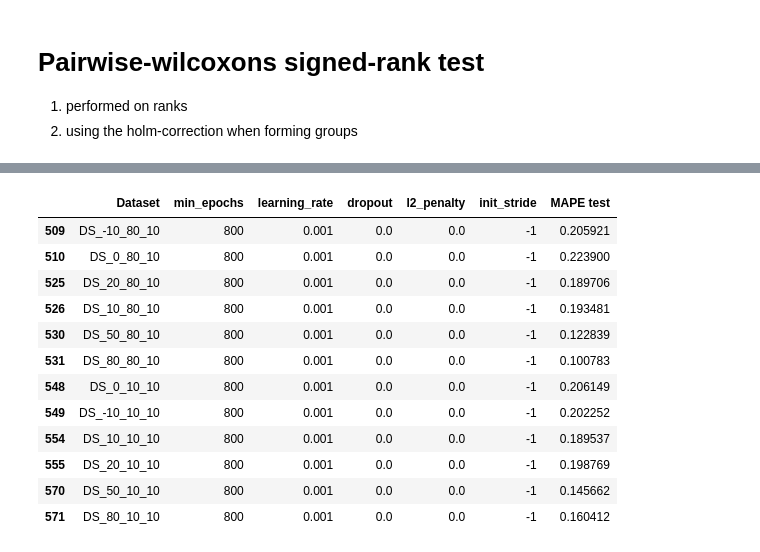
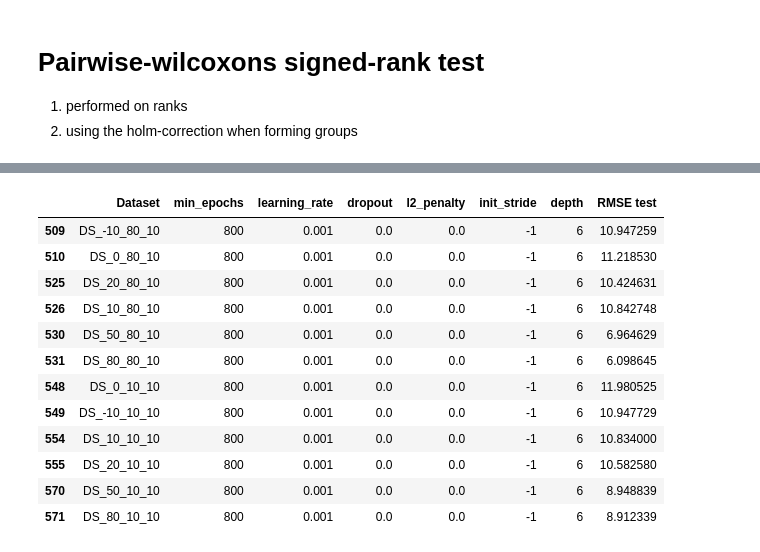
Before and after one commit to Whitesheep18/retinal-ecap-detection, a Jupyter notebook: results/tuning_results.ipynb, the cells around one changed output, grey strips where cells are left out. Cells and saved outputs as stored; diff of their text form; code cells hidden in the pictures.

```diff
--- a/results/tuning_results.ipynb
+++ b/results/tuning_results.ipynb
@@ -16,13 +20,15 @@ data = pd.concat([data.drop(['params'], axis=1), data['params'].apply(pd.Series)
 # %%
-rank_by = 'MAPE test'
+rank_by = 'RMSE test'
 
 param_titles = {'min_epochs': 'Minimum number of epochs before early stopping', 'learning_rate': 'Learning rate AdamW',
-                'dropout': 'Dropout', 'l2_penalty': 'L2 penalty', 'init_stride': 'Initial CNN'}
+                'dropout': 'Dropout', 'l2_penalty': 'L2 penalty', 'init_stride': 'Initial CNN', 'depth': 'Depth'}
 
-results = data[['Dataset', 'min_epochs', 'learning_rate', 'dropout', 'l2_penalty', 'init_stride', rank_by]]
-models = results[['min_epochs', 'learning_rate', 'dropout', 'l2_penalty', 'init_stride']
-        ].sort_values(by=[ 'min_epochs', 'learning_rate', 'dropout', 'l2_penalty', 'init_stride']).drop_duplicates().reset_index()
+order_by = list(param_titles.keys())
+
+results = data[['Dataset'] + order_by + [rank_by]]
+models = results[order_by].sort_values(by=order_by).drop_duplicates().reset_index()
 models['index'] = [f'Model {i}' for i in range(len(models))]
+to_cd = results.merge(models, on=order_by).rename(columns={'index': 'Model'}).to_csv("intermediate_tuning_results.csv", index=False)
 models = models.rename(columns={'index': 'Model'}).rename(columns=param_titles)
 models['Initial CNN'] = models['Initial CNN'].apply(lambda x: 'With' if x==2 else 'Without')
 num_models = len(models)
@@ -286,18 +358,19 @@ best_models
 # %%
+# Original model
 results.loc[(results['min_epochs']==800) & (results['learning_rate']==0.001) &\
-            (results['dropout']==0) & (results['l2_penalty']==0) & (results['init_stride']==-1)]
+            (results['dropout']==0) & (results['l2_penalty']==0) & (results['init_stride']==-1) & (results['depth']==6)]
 # %% [output]
-|  | Dataset | min_epochs | learning_rate | dropout | l2_penalty | init_stride | MAPE test |
-| 509 | DS_-10_80_10 | 800 | 0.001 | 0.0 | 0.0 | -1 | 0.205921 |
-| 510 | DS_0_80_10 | 800 | 0.001 | 0.0 | 0.0 | -1 | 0.223900 |
-| 525 | DS_20_80_10 | 800 | 0.001 | 0.0 | 0.0 | -1 | 0.189706 |
-| 526 | DS_10_80_10 | 800 | 0.001 | 0.0 | 0.0 | -1 | 0.193481 |
-| 530 | DS_50_80_10 | 800 | 0.001 | 0.0 | 0.0 | -1 | 0.122839 |
-| 531 | DS_80_80_10 | 800 | 0.001 | 0.0 | 0.0 | -1 | 0.100783 |
-| 548 | DS_0_10_10 | 800 | 0.001 | 0.0 | 0.0 | -1 | 0.206149 |
-| 549 | DS_-10_10_10 | 800 | 0.001 | 0.0 | 0.0 | -1 | 0.202252 |
-| 554 | DS_10_10_10 | 800 | 0.001 | 0.0 | 0.0 | -1 | 0.189537 |
-| 555 | DS_20_10_10 | 800 | 0.001 | 0.0 | 0.0 | -1 | 0.198769 |
-| 570 | DS_50_10_10 | 800 | 0.001 | 0.0 | 0.0 | -1 | 0.145662 |
-| 571 | DS_80_10_10 | 800 | 0.001 | 0.0 | 0.0 | -1 | 0.160412 |
+|  | Dataset | min_epochs | learning_rate | dropout | l2_penalty | init_stride | depth | RMSE test |
+| 509 | DS_-10_80_10 | 800 | 0.001 | 0.0 | 0.0 | -1 | 6 | 10.947259 |
+| 510 | DS_0_80_10 | 800 | 0.001 | 0.0 | 0.0 | -1 | 6 | 11.218530 |
+| 525 | DS_20_80_10 | 800 | 0.001 | 0.0 | 0.0 | -1 | 6 | 10.424631 |
+| 526 | DS_10_80_10 | 800 | 0.001 | 0.0 | 0.0 | -1 | 6 | 10.842748 |
+| 530 | DS_50_80_10 | 800 | 0.001 | 0.0 | 0.0 | -1 | 6 | 6.964629 |
+| 531 | DS_80_80_10 | 800 | 0.001 | 0.0 | 0.0 | -1 | 6 | 6.098645 |
+| 548 | DS_0_10_10 | 800 | 0.001 | 0.0 | 0.0 | -1 | 6 | 11.980525 |
+| 549 | DS_-10_10_10 | 800 | 0.001 | 0.0 | 0.0 | -1 | 6 | 10.947729 |
+| 554 | DS_10_10_10 | 800 | 0.001 | 0.0 | 0.0 | -1 | 6 | 10.834000 |
+| 555 | DS_20_10_10 | 800 | 0.001 | 0.0 | 0.0 | -1 | 6 | 10.582580 |
+| 570 | DS_50_10_10 | 800 | 0.001 | 0.0 | 0.0 | -1 | 6 | 8.948839 |
+| 571 | DS_80_10_10 | 800 | 0.001 | 0.0 | 0.0 | -1 | 6 | 8.912339 |
 # %%
```
Also changed, not shown: parts of 24 cells of this notebook.
